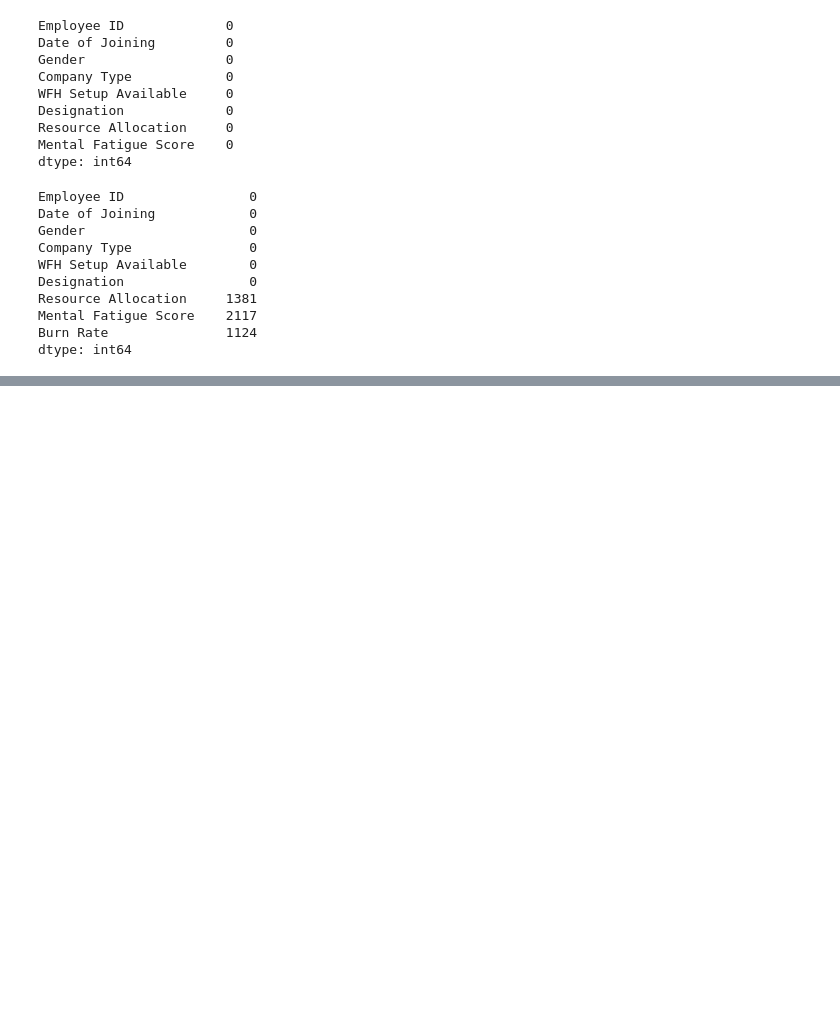
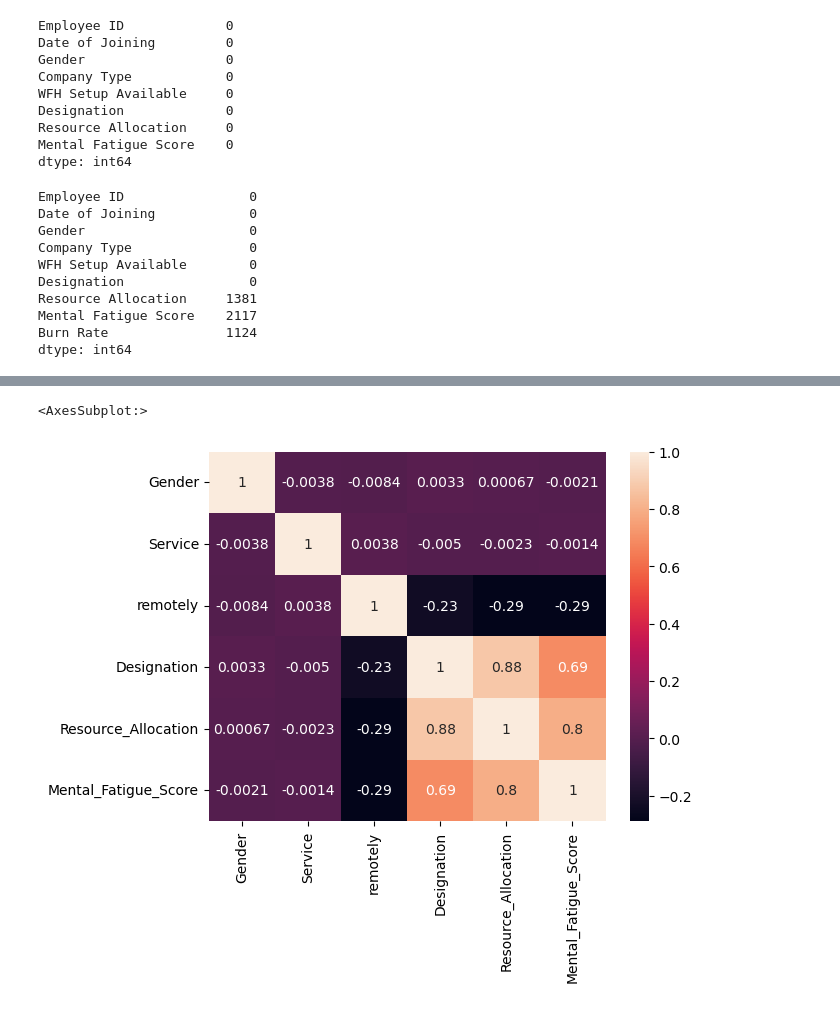
Before and after one commit to Loba06/Employee-Burnout, a Jupyter notebook: Employee Burnout.ipynb, the cells around one changed output, grey strips where cells are left out. Saved outputs shown, nothing was run; the diff lists cells and outputs as text; code cells hidden in the pictures; blank space fills up the shorter version.

```diff
--- a/Employee Burnout.ipynb
+++ b/Employee Burnout.ipynb
@@ -120,5 +167,6 @@ dtype: int64
+# %%
+bo1['Gender'] = bo2['Gender'].replace({'Male': 1,
+                                     'Female': 0})
 # %%
-#one hot encoding
-new_gender = pd.get_dummies(train.Gender, drop_first=True)
-is_ = pd.get_dummies(train["Company Type"], drop_first=True)
-wfh_available = pd.get_dummies(train["WFH Setup Available"], drop_first=True)
+bo2['Gender'] = bo2['Gender'].replace({'Male': 1,
+                                     'Female': 0})
@@ -124,0 +197,3 @@ wfh_available = pd.get_dummies(train["WFH Setup Available"], drop_first=True)
+# %%
+bo1['Service'] = bo2['Service'].replace({'Service': 1,
+                                       'Product': 0})
@@ -124,0 +215,3 @@ wfh_available = pd.get_dummies(train["WFH Setup Available"], drop_first=True)
+# %%
+bo1['remotely'] = bo1['remotely'].replace({'Yes': 1,
+                                         'No': 0})
@@ -124,0 +258,5 @@ wfh_available = pd.get_dummies(train["WFH Setup Available"], drop_first=True)
+# %%
+sns.heatmap(bo1.corr(), annot=True)
+# %% [output]
+<AxesSubplot:>
+[figure, added]
```
Also changed, not shown: parts of 27 cells of this notebook.
